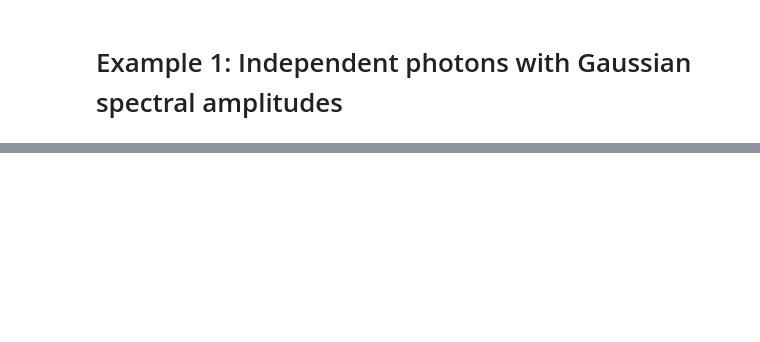
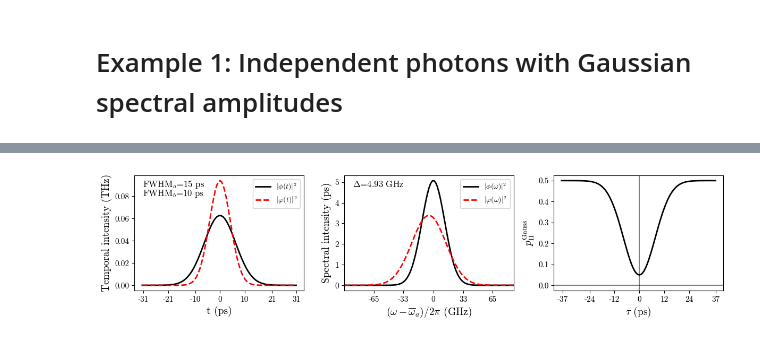
Before and after one commit to cdrago21/spectral-hom, a Jupyter notebook: examples/IndependentGaussianExample.ipynb, the cells around one changed output, grey strips where cells are left out. Cells and saved outputs as stored; diff of their text form; code cells hidden in the pictures; blank space fills up the shorter version.

```diff
--- a/examples/IndependentGaussianExample.ipynb
+++ b/examples/IndependentGaussianExample.ipynb
@@ -32,0 +37,81 @@ gaussian_coincidence.plot_coincidence()
+# %%
+import matplotlib.pyplot as plt
+import numpy as np
+fs = 14  # font size
+ts = 11  # tick size
+twopi = 2 * np.pi
+def test_plot_coincidence(self = gaussian_coincidence):
+    if self.gaussian_a.FWHM > self.gaussian_b.FWHM:
+        tt = self.gaussian_a.time_range
+        ww = self.gaussian_b.freq_range
+    else:
+        tt = self.gaussian_b.time_range
+        ww = self.gaussian_a.freq_range
+
+    omega_c = self.gaussian_a.omega_c
+    t_lim = min(-np.min(tt), np.max(tt)) * 1e12
+    t_ticks = np.round(np.linspace(-t_lim, t_lim, 7), 0)
+
+    f_lim = max(-np.min(ww- omega_c), np.max(ww- omega_c))* 1e-9 / twopi
+    f_ticks = np.round(np.linspace(-f_lim, f_lim, 7), 0)
+
+    tau_lim = min(-np.min(self.delay_range), np.max(self.delay_range)) * 1e12
+    tau_ticks = np.round(np.linspace(-tau_lim, tau_lim, 7), 0)
+
+    fig, ax = plt.subplots(nrows=1, ncols=3, figsize=(12, 3))
+    ax[0].plot(tt * 1e12, np.abs(self.gaussian_a.amplitude_time(tt)) ** 2 * 1e-12,
+               linewidth=2,
+               label=r'$|\phi(t)|^2$',
+               color='black',
+               )
+    ax[0].plot(tt * 1e12, np.abs(self.gaussian_b.amplitude_time(tt)) ** 2 * 1e-12,
+               linewidth=2,
+               label=r'$|\varphi(t)|^2$',
+               color='red',
+               linestyle='--',
+               )
+    ax[0].set_xlabel("t (ps)", fontsize=fs)
+    ax[0].set_ylabel("Temporal intensity (THz)", fontsize=fs)
+    ax[0].tick_params(axis='both', labelsize=ts)
+    ax[0].text(0.05, 0.9, f'$\mathrm{{FWHM}}_a$={self.gaussian_a.FWHM} ps', fontsize=12,transform=ax[0].transAxes)
+    ax[0].text(0.05, 0.82, f'$\mathrm{{FWHM}}_b$={self.gaussian_b.FWHM} ps', fontsize=12,transform=ax[0].transAxes)
+    ax[0].set_xticks(t_ticks)
+    ax[0].legend()
+
+    ax[1].plot((ww - self.gaussian_a.omega_c) * 1e-9 / twopi, np.abs(self.gaussian_a.amplitude_freq(ww)) ** 2 * 1e12,
+               linewidth=2,
+               label=r'$|\phi(\omega)|^2$',
+               color='black',
+               )
+    ax[1].plot((ww - self.gaussian_a.omega_c) * 1e-9 / twopi, np.abs(self.gaussian_b.amplitude_freq(ww)) ** 2 * 1e12,
+               linewidth=2,
+               label=r'$|\varphi(\omega)|^2$',
+               color='red',
+               linestyle='--',
+               )
+    ax[1].set_xlabel(r"$(\omega - \overline{\omega}_a)/2\pi$ (GHz)", fontsize=fs)
+    ax[1].set_ylabel("Spectral intensity (ps)", fontsize=fs)
+    ax[1].tick_params(axis='both', labelsize=ts)
+    D = (self.gaussian_a.omega_c - self.gaussian_b.omega_c) * 1e-9 / twopi
+    ax[1].text(0.05, 0.9, f'$\Delta$={D:.2f} GHz', fontsize=12,transform=ax[1].transAxes)
+    ax[1].set_xticks(f_ticks)
+    ax[1].set_xlim(min(ww - self.gaussian_a.omega_c)* 1e-9 / twopi, max(ww - self.gaussian_a.omega_c)* 1e-9 / twopi )
+    ax[1].legend()
+
+    ax[2].plot(self.delay_range * 1e12, self.coincidence_probability(self.delay_range),
+               linewidth=2,
+               color='black')
+    ax[2].set_xlabel(r"$\tau$ (ps)", fontsize=fs)
+    ax[2].set_ylabel(r"$p_\mathrm{II}^\mathrm{Gauss}$", fontsize=fs)
+    ax[2].tick_params(axis='both', labelsize=ts)
+    ax[2].axhline(0, color='black', alpha=0.5)
+    ax[2].axvline(0, color='black', alpha=0.5)
+    ax[2].set_xticks(tau_ticks)
+
+    plt.tight_layout()
+    fig.savefig('figures/fig2.png', dpi=300, bbox_inches='tight')
+    plt.show()
+
+test_plot_coincidence()
+# %% [output]
+[figure, added]
```
Also changed, not shown: parts of 2 cells of this notebook, 5 other files.
